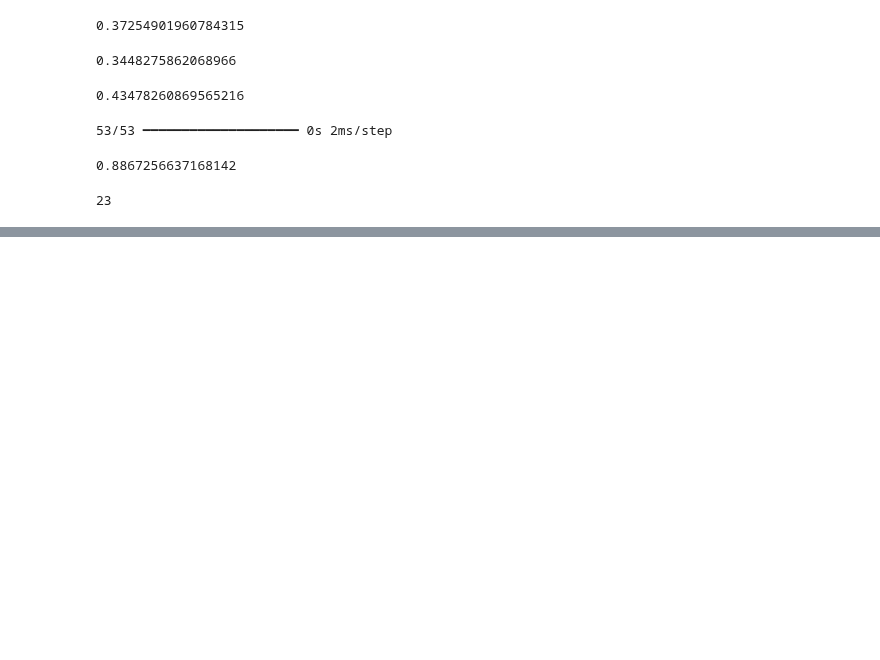
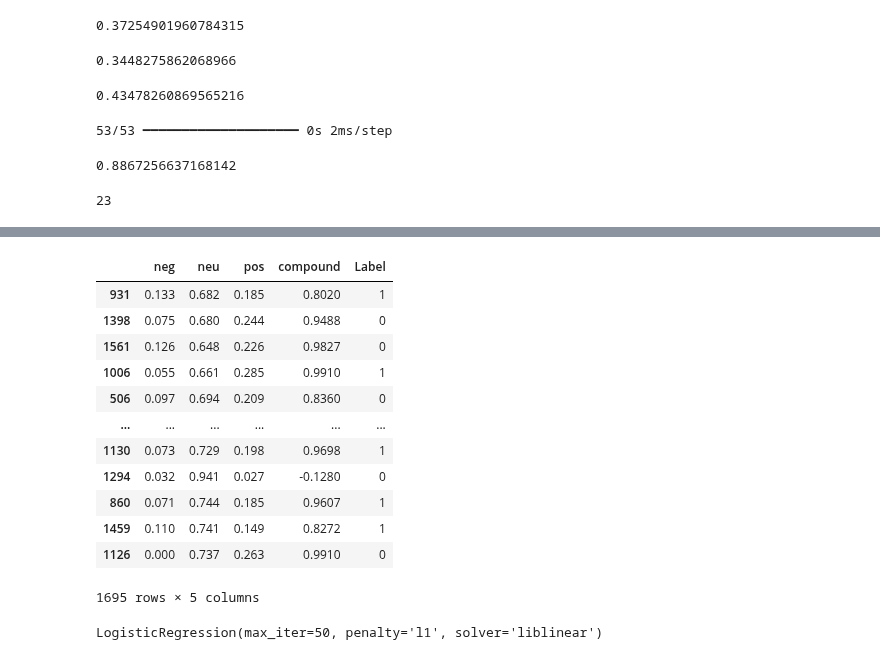
Before and after one commit to 37nomad/Stock-Sentiment-Analysis-Using-Machine-Learning, a Jupyter notebook: Finance_Project/Project2.ipynb, the cells around one changed output, grey strips where cells are left out. Drawn from its saved outputs; the diff is of its cells as text; code cells hidden in the pictures; blank space fills up the shorter version.

```diff
--- a/Finance_Project/Project2.ipynb
+++ b/Finance_Project/Project2.ipynb
@@ -1737,0 +1876,17 @@ y_test.sum()
+# %%
+shuffled_df = comb_train.sample(frac=1, random_state=42)
+shuffled_df
+# %% [output]
+|  | neg | neu | pos | compound | Label |
+| 931 | 0.133 | 0.682 | 0.185 | 0.8020 | 1 |
+| 1398 | 0.075 | 0.680 | 0.244 | 0.9488 | 0 |
+| 1561 | 0.126 | 0.648 | 0.226 | 0.9827 | 0 |
+| 1006 | 0.055 | 0.661 | 0.285 | 0.9910 | 1 |
+| 506 | 0.097 | 0.694 | 0.209 | 0.8360 | 0 |
+| ... | ... | ... | ... | ... | ... |
+| 1130 | 0.073 | 0.729 | 0.198 | 0.9698 | 1 |
+| 1294 | 0.032 | 0.941 | 0.027 | -0.1280 | 0 |
+| 860 | 0.071 | 0.744 | 0.185 | 0.9607 | 1 |
+| 1459 | 0.110 | 0.741 | 0.149 | 0.8272 | 1 |
+| 1126 | 0.000 | 0.737 | 0.263 | 0.9910 | 0 |
+1695 rows × 5 columns
@@ -1737,0 +1903,5 @@ y_test.sum()
+# %%
+logreg = LogisticRegression(solver='liblinear',max_iter=50,penalty='l1')
+logreg.fit(X_train, y_train)
+# %% [output]
+LogisticRegression(max_iter=50, penalty='l1', solver='liblinear')
```
Also changed, not shown: parts of 158 cells of this notebook.
